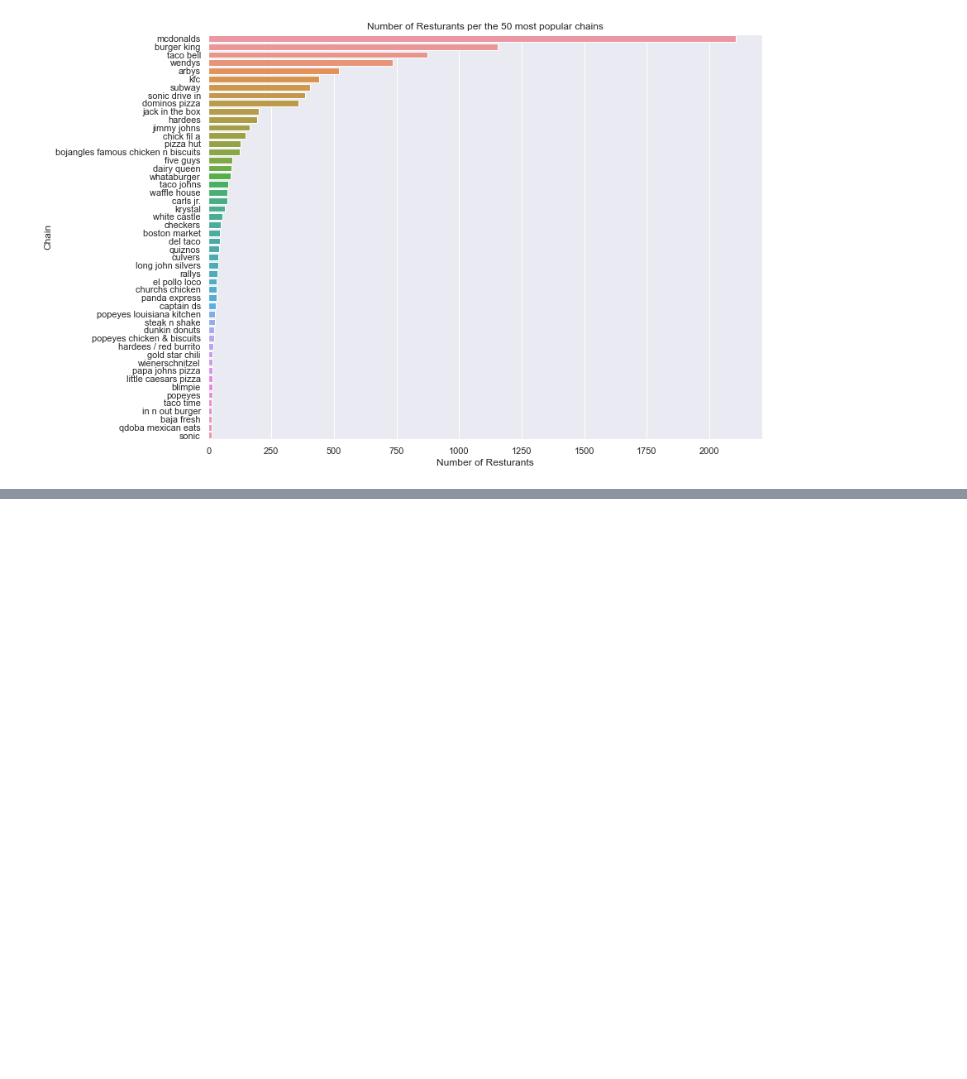
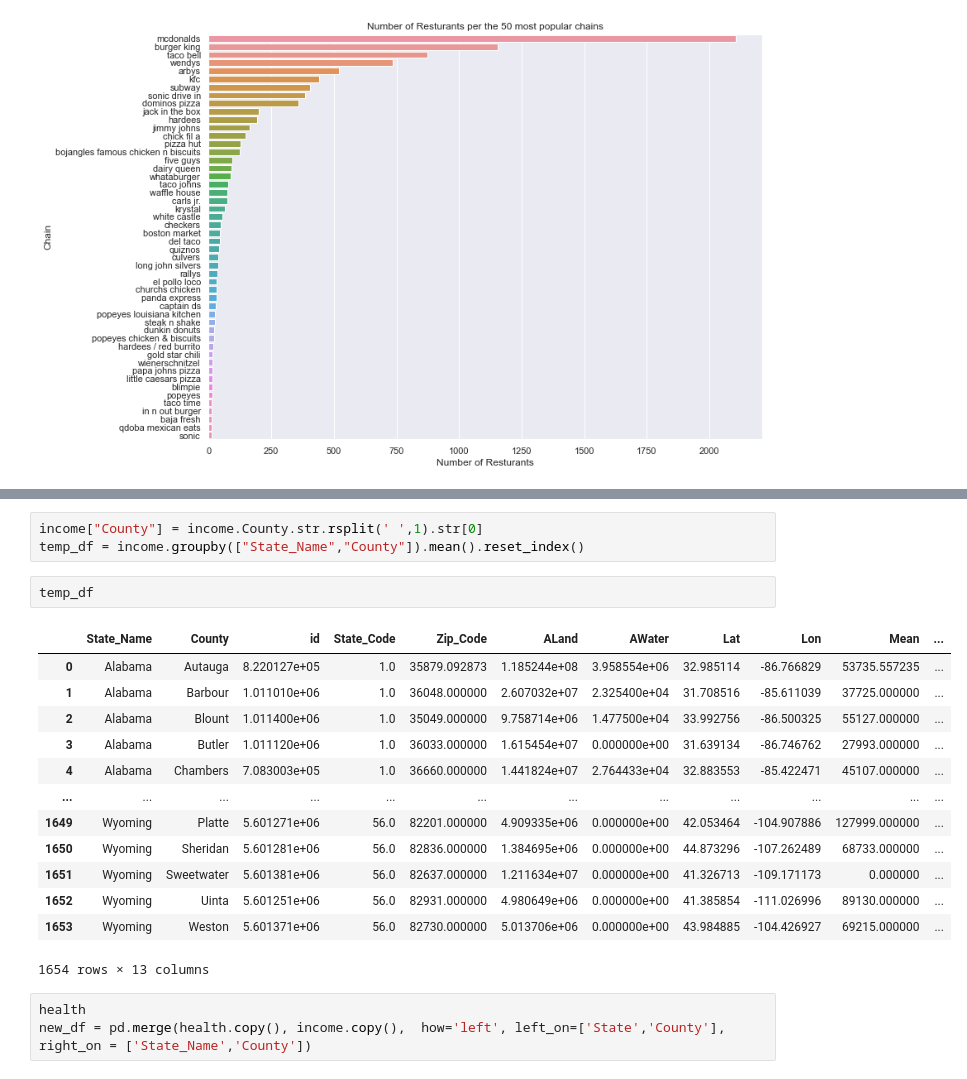
Before and after one commit to s180820/SOCANVIS, a Jupyter notebook: Notebooks/Statistics.ipynb, the cells around one changed output, grey strips where cells are left out. Drawn from its saved outputs; the diff is of its cells as text; blank space fills up the shorter version.

```diff
--- a/Notebooks/Statistics.ipynb
+++ b/Notebooks/Statistics.ipynb
@@ -109,0 +161,22 @@ sns.barplot(data=FastFood.groupby(['Chain']).count().reset_index().sort_values('
+# %%
+income["County"] = income.County.str.rsplit(' ',1).str[0]
+temp_df = income.groupby(["State_Name","County"]).mean().reset_index()
+# %%
+temp_df
+# %% [output]
+|  | State_Name | County | id | State_Code | Zip_Code | ALand | AWater | Lat | Lon | Mean | ... |
+| 0 | Alabama | Autauga | 8.220127e+05 | 1.0 | 35879.092873 | 1.185244e+08 | 3.958554e+06 | 32.985114 | -86.766829 | 53735.557235 | ... |
+| 1 | Alabama | Barbour | 1.011010e+06 | 1.0 | 36048.000000 | 2.607032e+07 | 2.325400e+04 | 31.708516 | -85.611039 | 37725.000000 | ... |
+| 2 | Alabama | Blount | 1.011400e+06 | 1.0 | 35049.000000 | 9.758714e+06 | 1.477500e+04 | 33.992756 | -86.500325 | 55127.000000 | ... |
+| 3 | Alabama | Butler | 1.011120e+06 | 1.0 | 36033.000000 | 1.615454e+07 | 0.000000e+00 | 31.639134 | -86.746762 | 27993.000000 | ... |
+| 4 | Alabama | Chambers | 7.083003e+05 | 1.0 | 36660.000000 | 1.441824e+07 | 2.764433e+04 | 32.883553 | -85.422471 | 45107.000000 | ... |
+| ... | ... | ... | ... | ... | ... | ... | ... | ... | ... | ... | ... |
+| 1649 | Wyoming | Platte | 5.601271e+06 | 56.0 | 82201.000000 | 4.909335e+06 | 0.000000e+00 | 42.053464 | -104.907886 | 127999.000000 | ... |
+| 1650 | Wyoming | Sheridan | 5.601281e+06 | 56.0 | 82836.000000 | 1.384695e+06 | 0.000000e+00 | 44.873296 | -107.262489 | 68733.000000 | ... |
+| 1651 | Wyoming | Sweetwater | 5.601381e+06 | 56.0 | 82637.000000 | 1.211634e+07 | 0.000000e+00 | 41.326713 | -109.171173 | 0.000000 | ... |
+| 1652 | Wyoming | Uinta | 5.601251e+06 | 56.0 | 82931.000000 | 4.980649e+06 | 0.000000e+00 | 41.385854 | -111.026996 | 89130.000000 | ... |
+| 1653 | Wyoming | Weston | 5.601371e+06 | 56.0 | 82730.000000 | 5.013706e+06 | 0.000000e+00 | 43.984885 | -104.426927 | 69215.000000 | ... |
+1654 rows × 13 columns
+# %%
+health
+new_df = pd.merge(health.copy(), income.copy(),  how='left', left_on=['State','County'], right_on = ['State_Name','County'])
```
Also changed, not shown: parts of 9 cells of this notebook, 4 other files.
